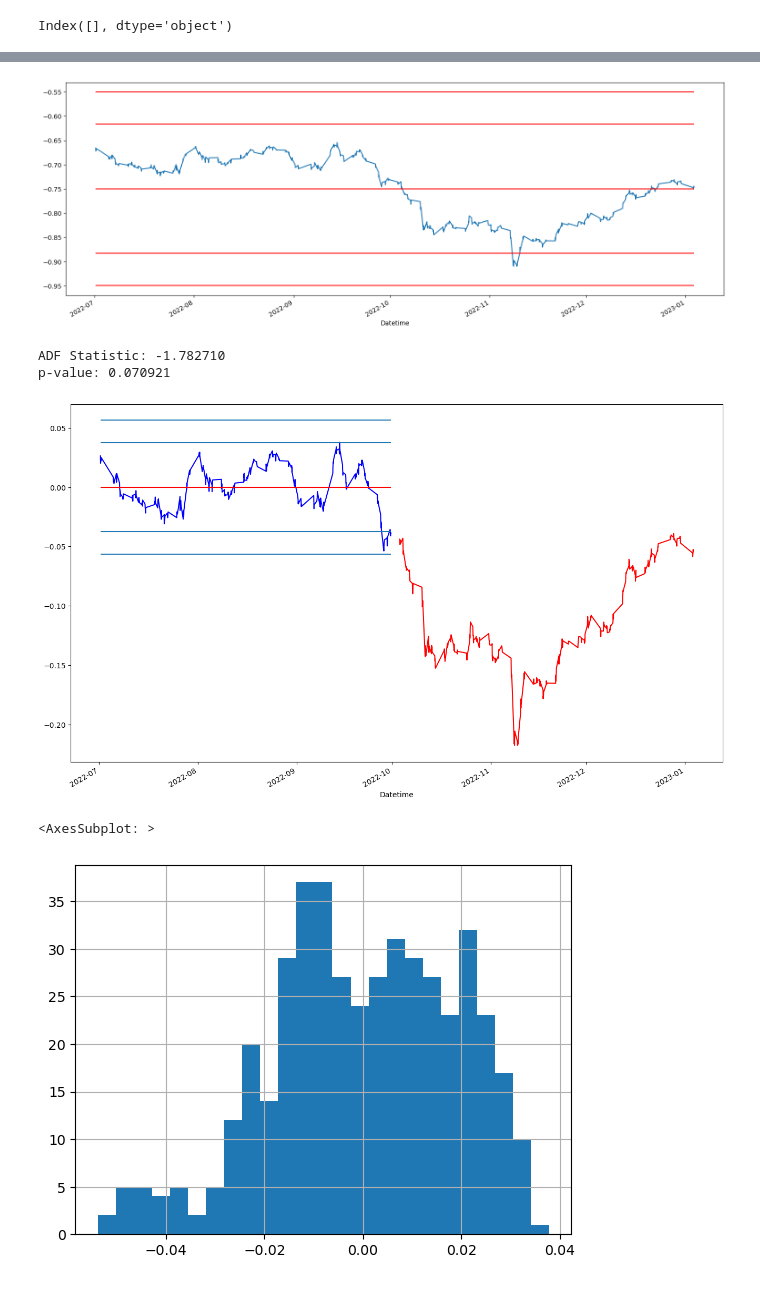
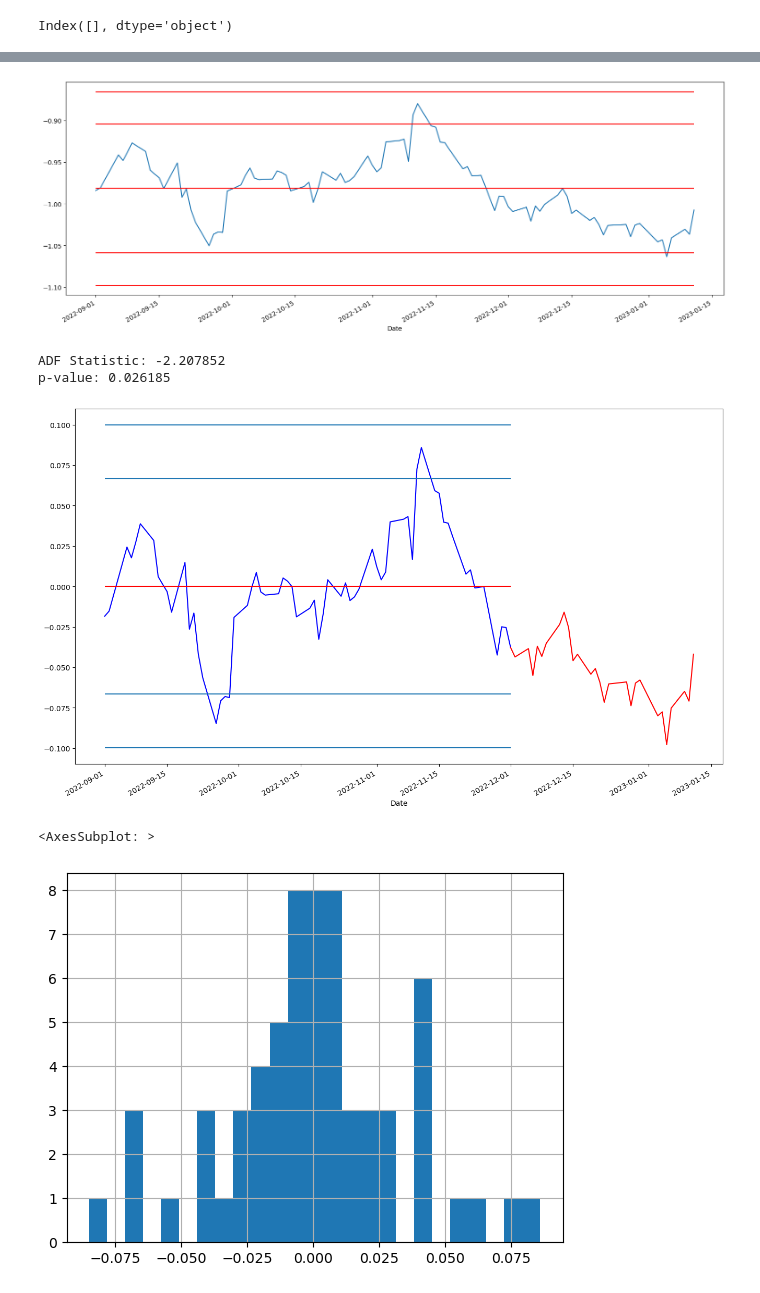
Before and after one commit to shishanconcordia/pairs_trading, a Jupyter notebook: pair_trading.ipynb, the cells around one changed output, grey strips where cells are left out. Saved outputs shown, nothing was run; the diff lists cells and outputs as text; code cells hidden in the pictures.

```diff
--- a/pair_trading.ipynb
+++ b/pair_trading.ipynb
@@ -23,7 +28,7 @@ raw = yf.download(tk_ls, interval= '1d', start= '2021-09-01', end='2022-09-01',
 - BRK.B: No timezone found, symbol may be delisted
 - BF.B: No data found for this date range, symbol may be delisted
 # %%
-col_100 = raw['Adj Close'].columns[raw['Adj Close'].head(100).isna().sum()>0].tolist()
+col_100 = raw['Adj Close'].columns[raw['Adj Close'].head(100).isna().sum()>0].tolist() + ['BDX']
 # %%
 dt = raw['Adj Close'].drop(col_100, axis = 1).iloc[:-1, :]
 dt = dt.drop(dt.columns[dt.isna().sum()>0].tolist(), axis = 1)
@@ -38,4 +47,4 @@ adf_dt = np.log(dt).diff().iloc[1:,]
 adf_rst = adf_dt.apply(lambda x: adfuller(x)[0], axis = 0).sort_values()
 # adf_rst
 # %%
-ind = adf_rst.loc[adf_rst < -7].index.tolist()
+ind = adf_rst.loc[adf_rst < -10].index.tolist()
@@ -84,5 +109,5 @@ len(candidates)
 # %%
 
 # dt = raw
-dt = yf.download(train.columns.tolist(), interval= '1d', start= '2021-09-30', end='2022-09-30', show_errors=True, progress=True)
+dt = yf.download(train.columns.tolist(), interval= '1d', start= '2020-12-01', end='2022-12-01', show_errors=True, progress=True)
 # %% [output]
@@ -93,9 +118,10 @@ def test_two_pairs(x_1, x_2):
 
     X = x_1
     X = sm.add_constant(X)
-    model = sm.OLS(x_2, X)
-    lm_rst = model.fit()
-    result = adfuller(lm_rst.resid.values, regression = 'n')
+    model = 1#sm.OLS(x_2, X)
+    lm_rst = (1,1)#model.fit()
+    # result = adfuller(lm_rst.resid.values, regression = 'n')
+    result = ts.coint(x_1, x_2)
     return result[1], lm_rst, result[0]
 
 
@@ -114,13 +140,15 @@ for cand_stock in tqdm(candidates):
     x2 = np.log(dt_new.iloc[:, 1])
     try:
         p, lm, t = test_two_pairs(x1, x2)
-        if lm.params[-1] > 0:
-            ls.append((a, b, p, t))
+        # if lm.params[-1] > 0:
+        ls.append((a, b, p, t))
 
 
     except:
         print(dt_new.head(1))
         continue
+
+    # break
 # %%
 def show_pairs(x1, x2, start= '2020-01-01', end= '2022-06-01', intv = '1h', plotting = False):
     raw = yf.download([x1, x2], interval= intv, start=start, show_errors=False).dropna()
@@ -229,20 +249,7 @@ BH_test(ls, q=0.001)
 # %%
-x1, x2 = 'AMGN', 'KO'
-# 'MRO', 'EOG'
-# 'HWM', 'GL'
-# 'PTC', 'EA'
-# 'MPWR', 'TMO'
-# 'NXPI', 'EL'
-# 'CPRT', 'AWK'
-# 'IBM', 'JNJ'
-# 'HST', 'KMI'
-# 'XYL', 'A'
-# 'fitb', 'rf'
-# 'AEE', 'AEP'
+x1, x2 = 'WY', 'CHD'
 
-# 'dow', 'lyb'
-
-rst, dt, test_X, test_rst = show_pairs(x1=x1, x2=x2,start= '2022-07-01', end= '2022-10-01', plotting=True, intv='1h')
+rst, dt, test_X, test_rst = show_pairs(x1=x1, x2=x2,start= '2022-09-01', end= '2022-12-01', plotting=True, intv='1d')
 adf_rst(rst.resid.values)
 from turtle import color
 
@@ -279,6 +286,6 @@ Notes:
-[figure, old version]
+[figure, new version]
-ADF Statistic: -1.782710
-p-value: 0.070921
+ADF Statistic: -2.207852
+p-value: 0.026185
-[figure, old version]
+[figure, new version]
 <AxesSubplot: >
-[figure, old version]
+[figure, new version]
```
Also changed, not shown: parts of 15 cells of this notebook, 3 other files.
